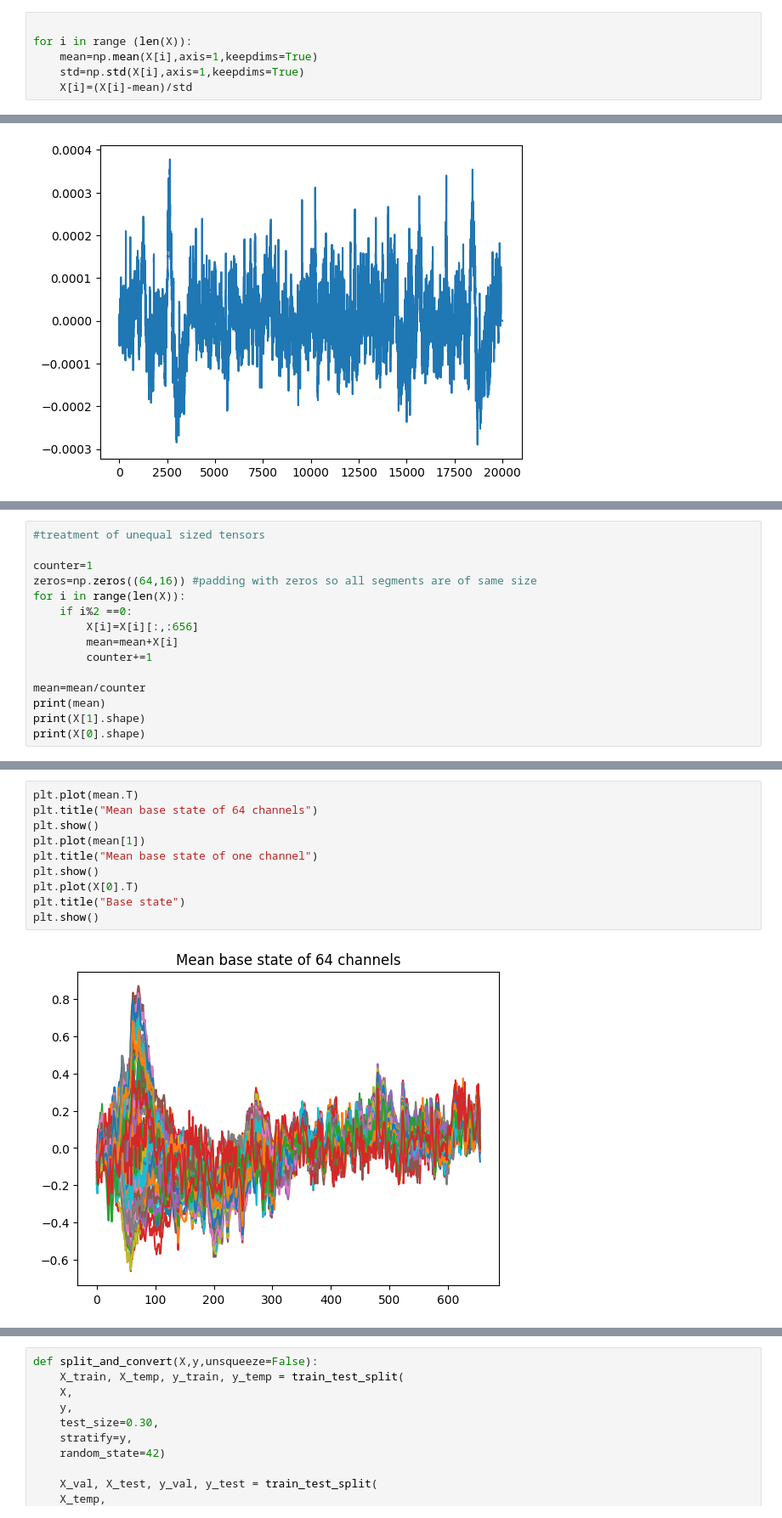
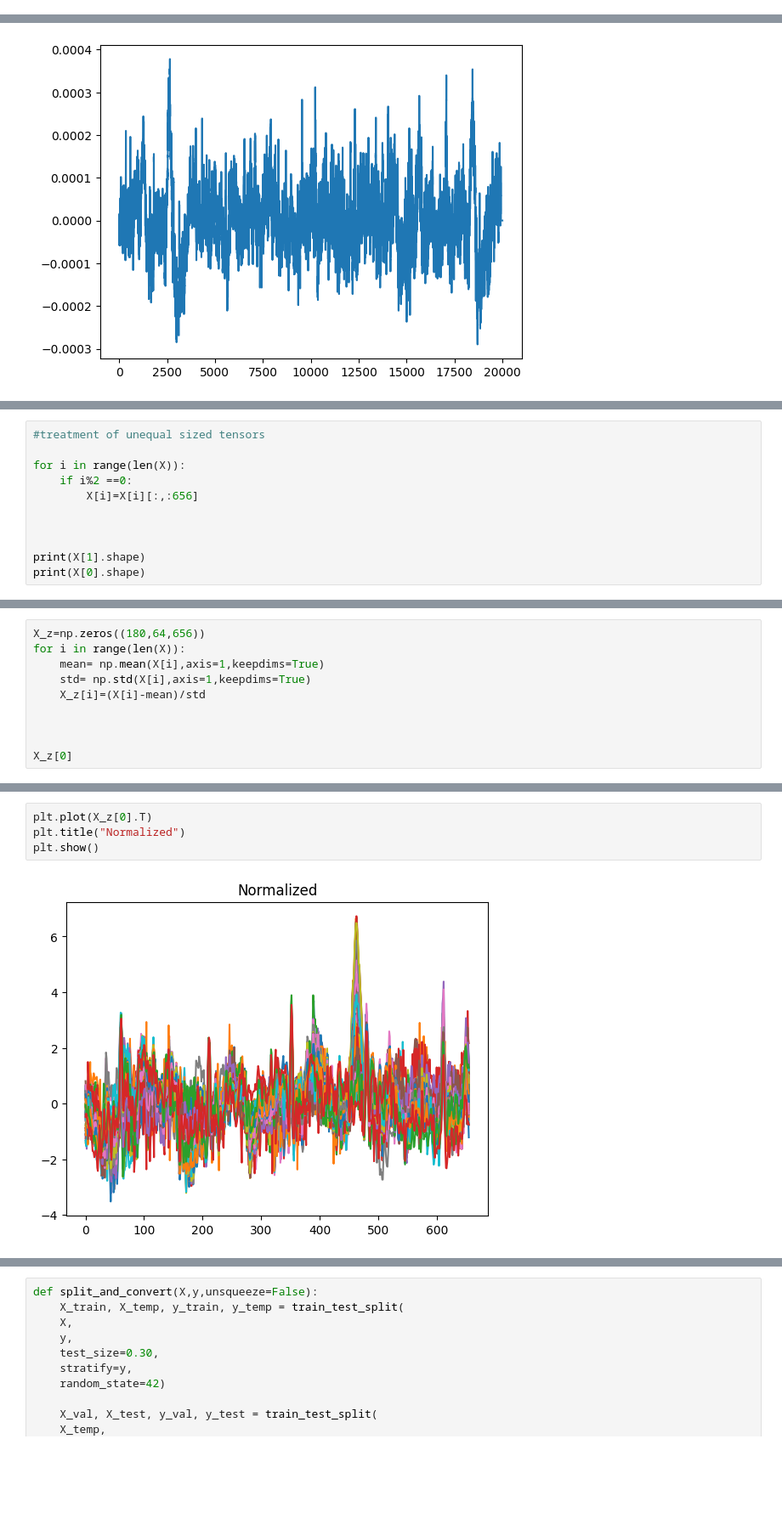
Before and after one commit to sankiks/BCI, a Jupyter notebook: BCI.ipynb, the cells around one changed output, grey strips where cells are left out. Shown at 85% size. Cells and saved outputs as stored; diff of their text form; blank space fills up the shorter version.

```diff
--- a/BCI.ipynb
+++ b/BCI.ipynb
@@ -197,6 +208,0 @@ X,y=remove_base_state(X,y)
-# %%
-
-for i in range (len(X)):
-    mean=np.mean(X[i],axis=1,keepdims=True)
-    std=np.std(X[i],axis=1,keepdims=True)
-    X[i]=(X[i]-mean)/std
@@ -229,16 +224,12 @@ plt.show()
 # %%
 #treatment of unequal sized tensors
 
-counter=1
-zeros=np.zeros((64,16)) #padding with zeros so all segments are of same size
 for i in range(len(X)):
     if i%2 ==0:
         X[i]=X[i][:,:656]
-        mean=mean+X[i]
-        counter+=1
 
-mean=mean/counter
-print(mean)
+
+
 print(X[1].shape)
 print(X[0].shape)
 # %% [output]
@@ -259,0 +249,10 @@ print(X[0].shape)
+# %%
+X_z=np.zeros((180,64,656))
+for i in range(len(X)):
+    mean= np.mean(X[i],axis=1,keepdims=True)
+    std= np.std(X[i],axis=1,keepdims=True)
+    X_z[i]=(X[i]-mean)/std
+
+
+
+X_z[0]
@@ -260,12 +290,6 @@ print(X[0].shape)
 # %%
-plt.plot(mean.T)
-plt.title("Mean base state of 64 channels")
+plt.plot(X_z[0].T)
+plt.title("Normalized")
 plt.show()
-plt.plot(mean[1])
-plt.title("Mean base state of one channel")
-plt.show()
-plt.plot(X[0].T)
-plt.title("Base state")
-plt.show()
 # %% [output]
-[figure, old version]
+[figure, new version]
```
Also changed, not shown: parts of 26 cells of this notebook.
